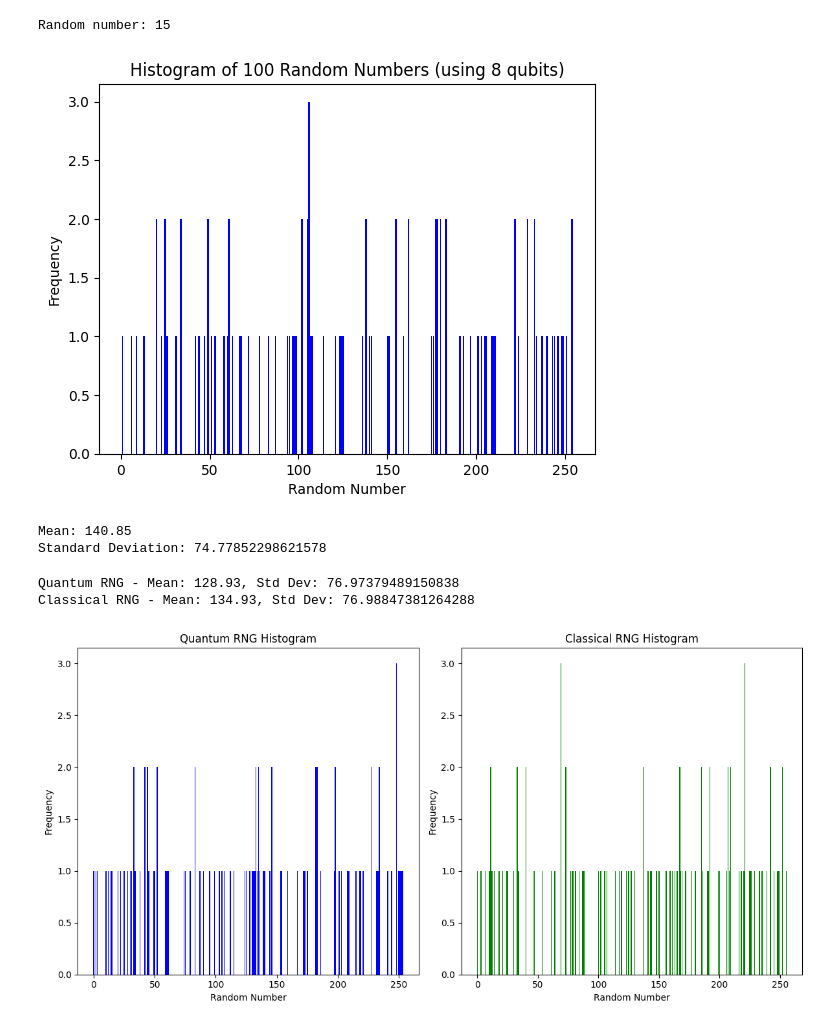
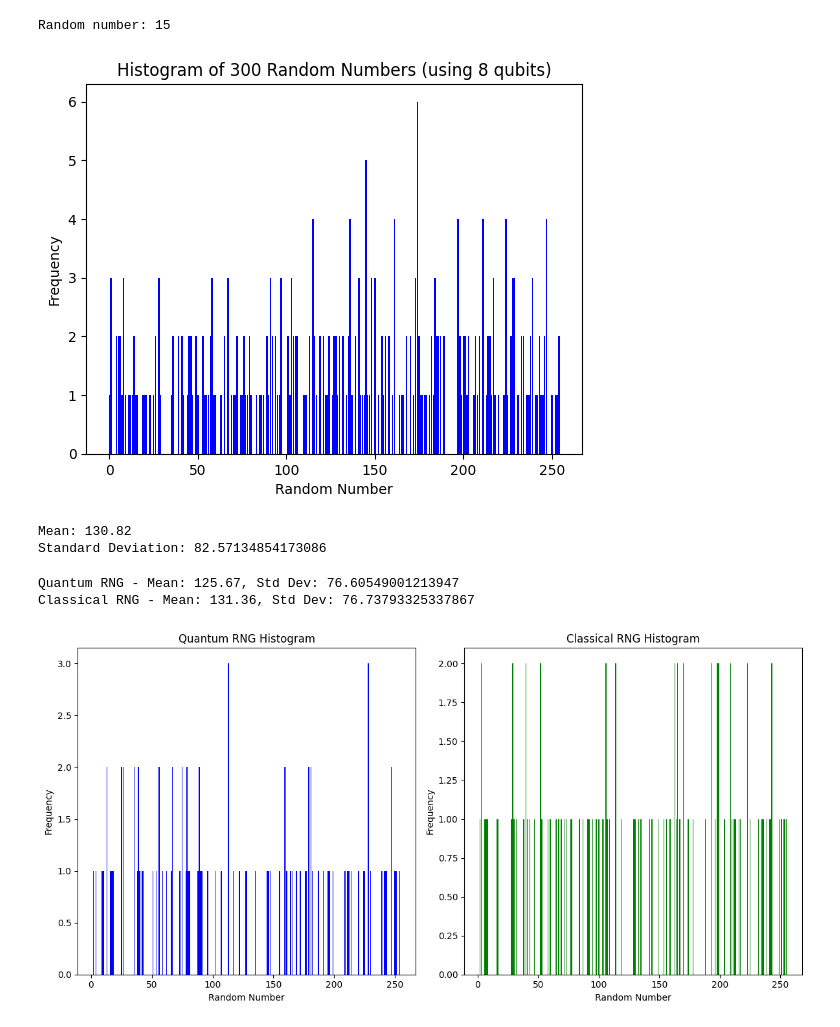
Before and after one commit to caylynmac/quantumnumbers, a Jupyter notebook: quantumIntro.ipynb, the cells around one changed output. Drawn from its saved outputs; the diff is of its cells as text; code cells hidden in the pictures.

```diff
--- a/quantumIntro.ipynb
+++ b/quantumIntro.ipynb
@@ -136,27 +136,27 @@ Random number: 15
 # %%
 import matplotlib.pyplot as plt
 from collections import Counter
 
 # Generate multiple random numbers and store them
 def generate_random_numbers(num_qubits, num_samples):
     random_numbers = []
     for _ in range(num_samples):
         random_numbers.append(generate_random_number(num_qubits))
     return random_numbers
 
 # Generate 100 random numbers using 4 qubits
 num_qubits = 8
-num_samples = 100
+num_samples = 300
 random_numbers = generate_random_numbers(num_qubits, num_samples)
 
 # Count occurrences of each random number
 counts = Counter(random_numbers)
 
 # Plot the histogram
 plt.bar(counts.keys(), counts.values(), color='blue')
 plt.xlabel('Random Number')
 plt.ylabel('Frequency')
 plt.title(f'Histogram of {num_samples} Random Numbers (using {num_qubits} qubits)')
 plt.show()
 # %% [output]
-[figure, old version]
+[figure, new version]
@@ -187,8 +203,8 @@ print(f"Standard Deviation: {std_dev}")
 # Count occurrences of each random number
 counts = Counter(random_numbers)
 # %% [output]
-Mean: 140.85
-Standard Deviation: 74.77852298621578
+Mean: 130.82
+Standard Deviation: 82.57134854173086
 # %%
 
 import random
@@ -238,6 +254,6 @@ plt.title('Classical RNG Histogram')
 plt.tight_layout()
 plt.show()
 # %% [output]
-Quantum RNG - Mean: 128.93, Std Dev: 76.97379489150838
-Classical RNG - Mean: 134.93, Std Dev: 76.98847381264288
+Quantum RNG - Mean: 125.67, Std Dev: 76.60549001213947
+Classical RNG - Mean: 131.36, Std Dev: 76.73793325337867
-[figure, old version]
+[figure, new version]
```
Also changed, not shown: parts of 1 cell of this notebook.
